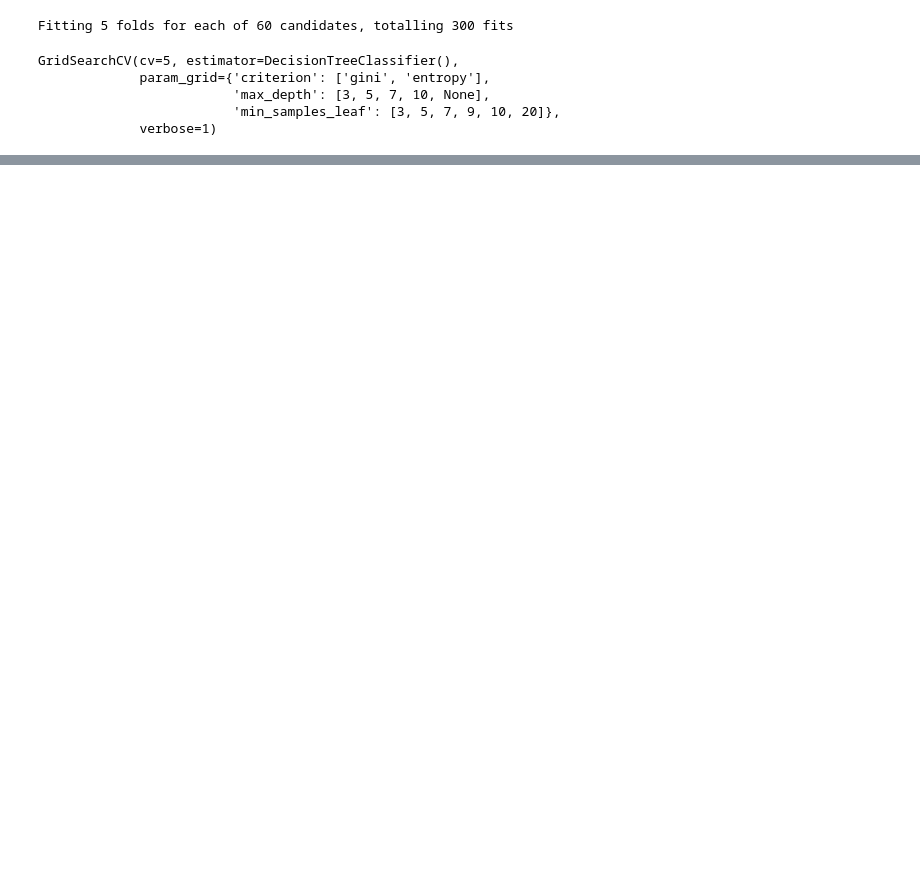
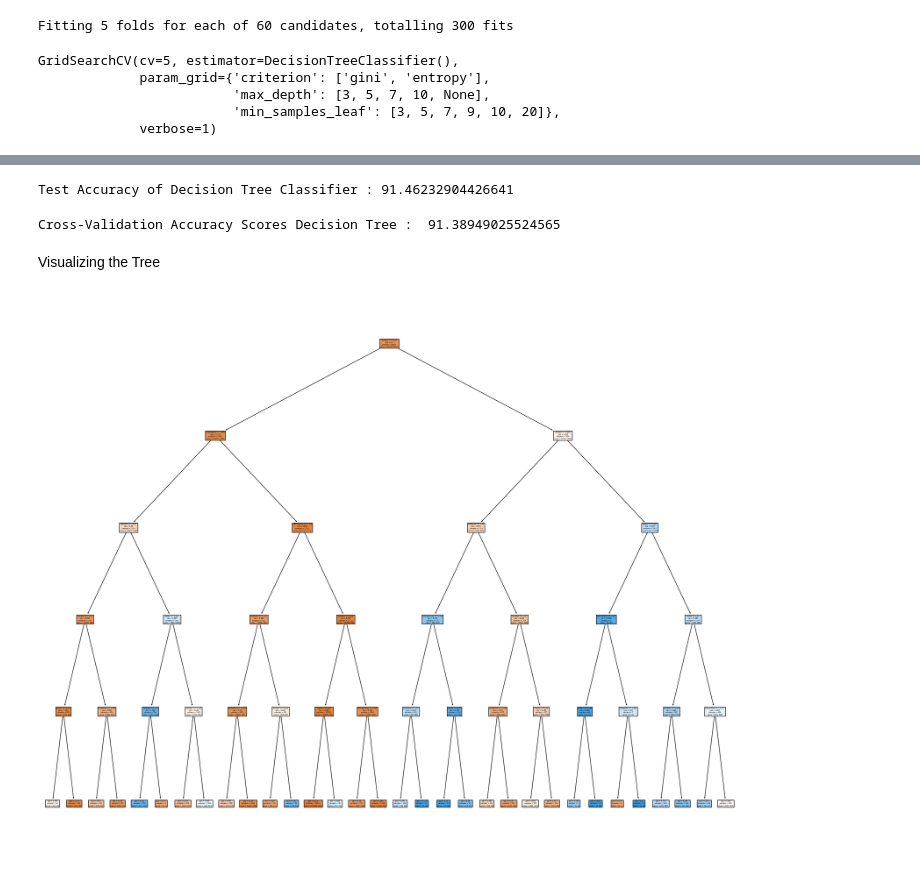
Before and after one commit to Ghada6336/Term-Deposit-Prediction, a Jupyter notebook: TermDepositPrediction.ipynb, the cells around one changed output, grey strips where cells are left out. Saved outputs shown, nothing was run; the diff lists cells and outputs as text; code cells hidden in the pictures; blank space fills up the shorter version.

```diff
--- a/TermDepositPrediction.ipynb
+++ b/TermDepositPrediction.ipynb
@@ -357,0 +437,20 @@ cross_val_score(gscv.best_estimator_, train_X, train_y, cv=5).mean()
+# %%
+#Accuracy Score
+accuracy = accuracy_score(test_y,pred_y)
+print("Test Accuracy of Decision Tree Classifier : {}".format(accuracy*100))
+# %% [output]
+Test Accuracy of Decision Tree Classifier : 91.46232904426641
+# %%
+#Cross Validation Score
+Cross_val = cross_val_score(clf, test_X,test_y, cv=5).mean()
+print("Cross-Validation Accuracy Scores Decision Tree : ",Cross_val*100)
+# %% [output]
+Cross-Validation Accuracy Scores Decision Tree :  91.38949025524565
+# %% [markdown]
+Visualizing the Tree
+# %%
+from sklearn import tree
+fig = plt.figure(figsize=(25,20))
+t= tree.plot_tree(clf,filled=True,feature_names=X.columns)
+# %% [output]
+[figure, added]
```
Also changed, not shown: parts of 20 cells of this notebook.
